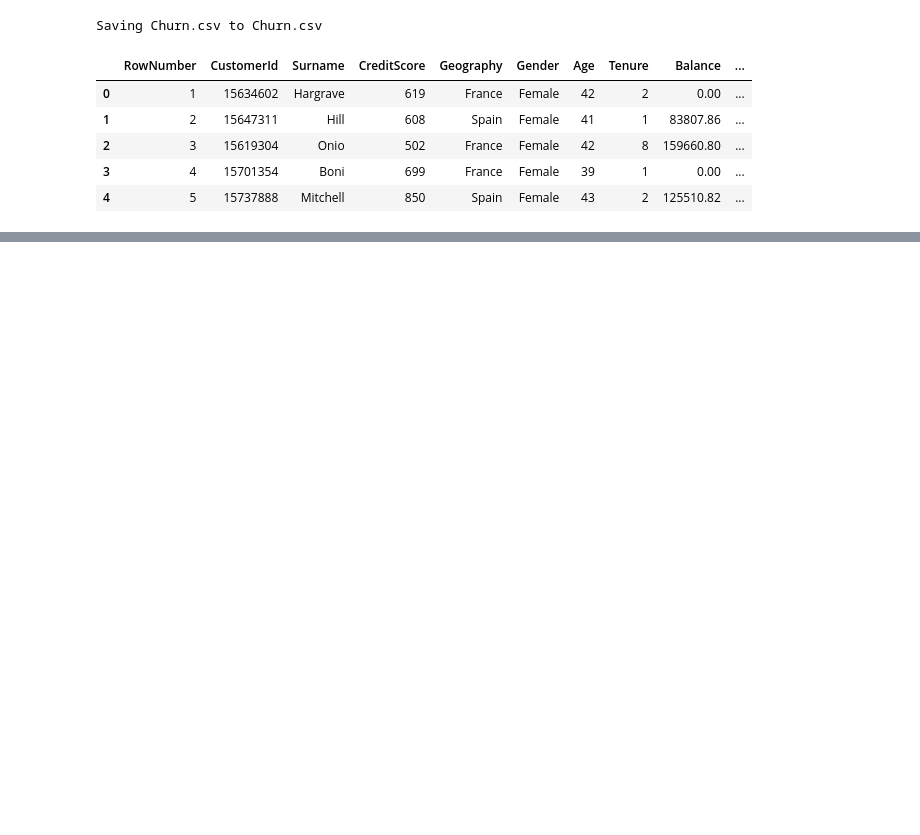
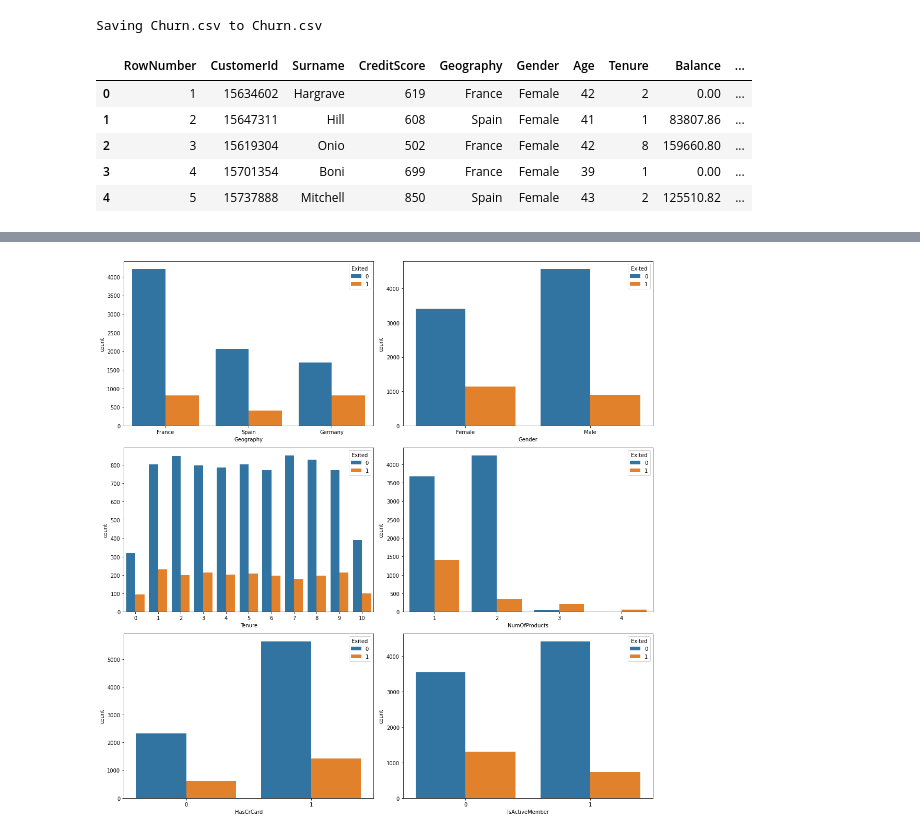
Before and after one commit to fereshteh-bahadory/Churn-model-for-customer-service, a Jupyter notebook: Untitled3.ipynb, the cells around one changed output, grey strips where cells are left out. Saved outputs shown, nothing was run; the diff lists cells and outputs as text; code cells hidden in the pictures; blank space fills up the shorter version.

```diff
--- a/Untitled3.ipynb
+++ b/Untitled3.ipynb
@@ -21,8 +21,8 @@ uploaded = files.upload()
 [interactive output not drawn]
 Saving Churn.csv to Churn.csv
 # %%
-data1=pd.read_csv(io.BytesIO(uploaded['Churn.csv']))
-data1.head()
+data=pd.read_csv(io.BytesIO(uploaded['Churn.csv']))
+data.head()
 # %% [output]
 |  | RowNumber | CustomerId | Surname | CreditScore | Geography | Gender | Age | Tenure | Balance | ... |
 | 0 | 1 | 15634602 | Hargrave | 619 | France | Female | 42 | 2 | 0.00 | ... |
@@ -32,0 +108,14 @@ data1.head()
+# %%
+fig, ax = plt.subplots(3, 2, figsize = (15, 15))
+
+sb.countplot('Geography', hue = 'Exited', data = data, ax = ax[0][0])
+sb.countplot('Gender', hue = 'Exited', data = data, ax = ax[0][1])
+sb.countplot('Tenure', hue = 'Exited', data = data, ax = ax[1][0])
+sb.countplot('NumOfProducts', hue = 'Exited', data = data, ax = ax[1][1])
+sb.countplot('HasCrCard', hue = 'Exited', data = data, ax = ax[2][0])
+sb.countplot('IsActiveMember', hue = 'Exited', data = data, ax = ax[2][1])
+
+plt.tight_layout()
+plt.show()
+# %% [output]
+[figure, added]
```
Also changed, not shown: parts of 13 cells of this notebook.
